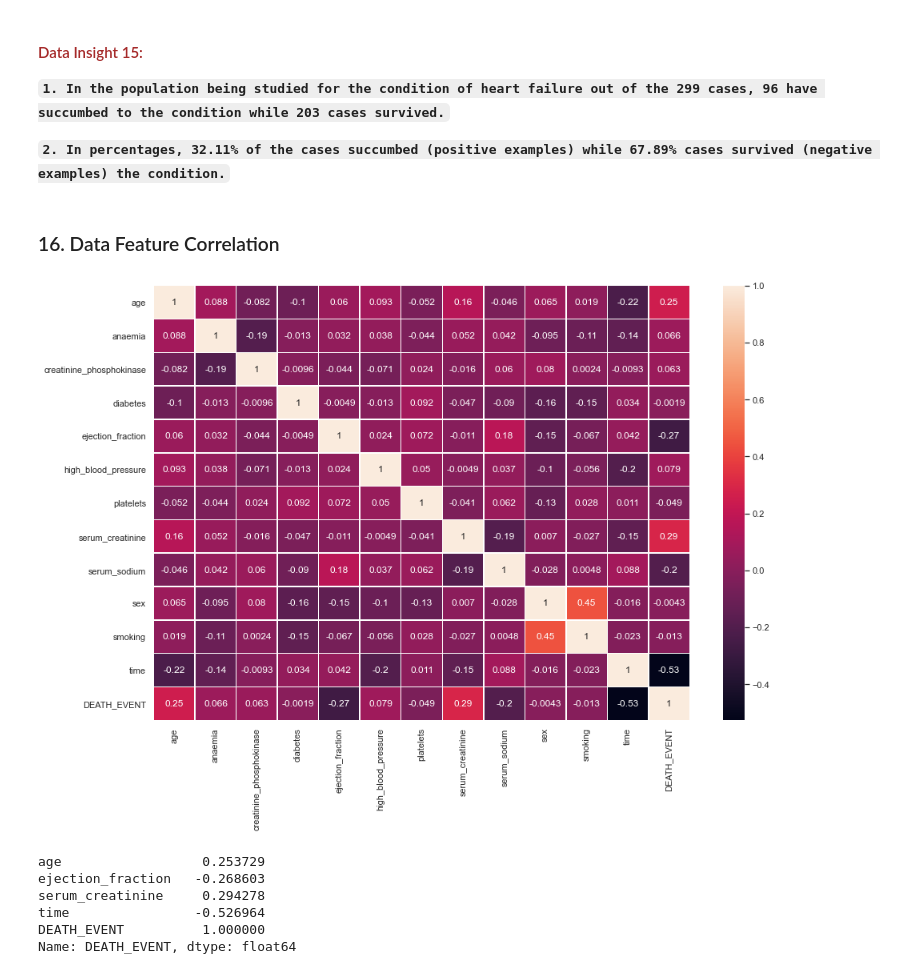
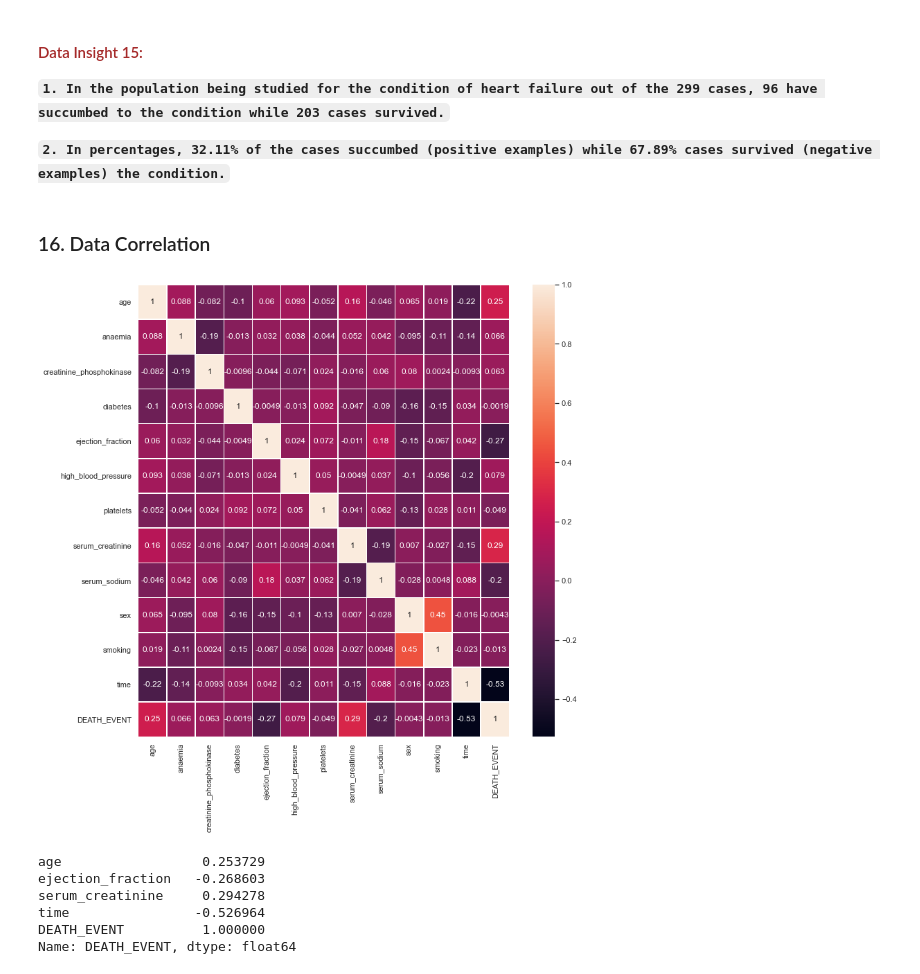
Before and after one commit to sauravmishra1710/Heart-Failure-Condition-And-Survival-Analysis, a Jupyter notebook: Exploratory_Data_Analysis.ipynb, the cells around one changed output. Cells and saved outputs as stored; diff of their text form; code cells hidden in the pictures.

```diff
--- a/Exploratory_Data_Analysis.ipynb
+++ b/Exploratory_Data_Analysis.ipynb
@@ -995,11 +1014,13 @@ utils.plotUnivariateAnalysis(data_frame = heart_faliure_data,
 
 **`2. In percentages, 32.11% of the cases succumbed (positive examples) while 67.89% cases survived (negative examples) the condition.`**
 # %% [markdown]
-### 16. Data Feature Correlation
+### 16. Data Correlation
-# %%
-utils.plotDataCorrelationHeatMap(heart_faliure_data)
-# %% [output]
-[figure, removed]
+# %%
+fig, ax = plt.subplots(figsize = (12,12))
+sns.heatmap(heart_faliure_data.corr(), annot = True, linewidths = .5, ax = ax)
+plt.show()
+# %% [output]
+[figure, added]
 # %%
 feature_correlation_matrix = heart_faliure_data.corr()
 feature_correlation_matrix[abs(feature_correlation_matrix['DEATH_EVENT']) > 0.2]['DEATH_EVENT']
```
Also changed, not shown: parts of 5 cells of this notebook, 1 other file.
